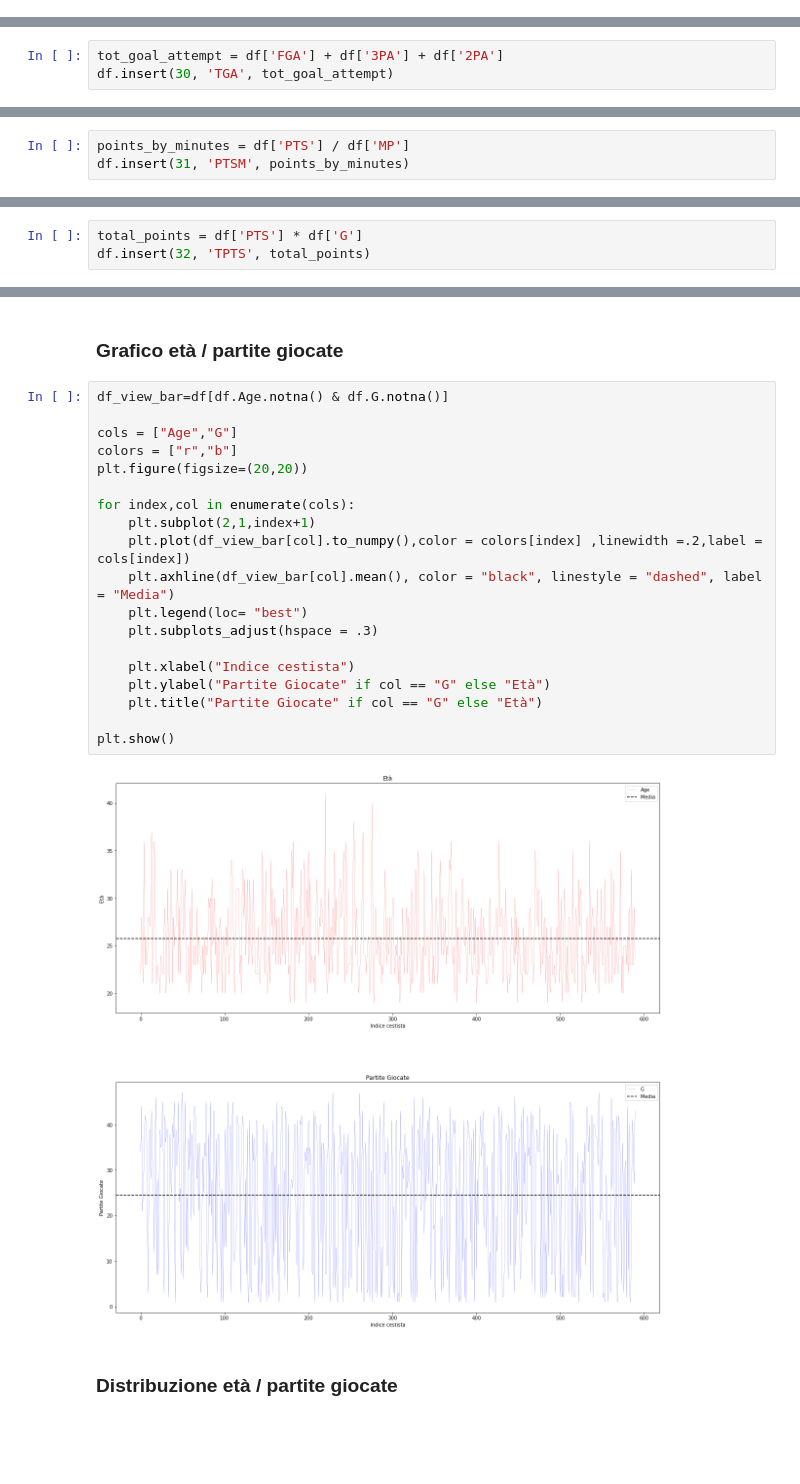
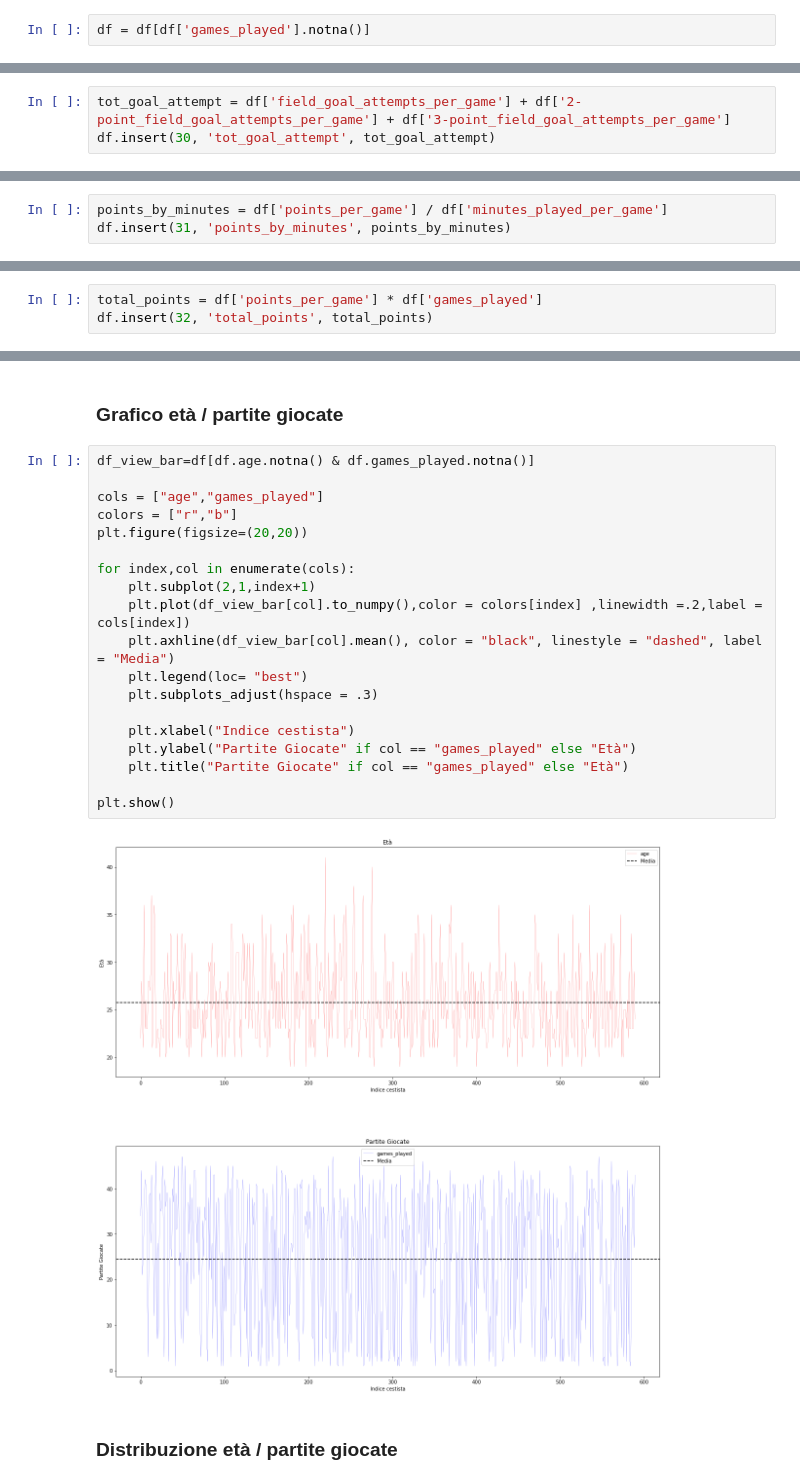
Before and after one commit to AndreCant/MWTDataScience, a Jupyter notebook: notebook.ipynb, the cells around one changed output, grey strips where cells are left out. Cells and saved outputs as stored; diff of their text form; blank space fills up the shorter version.

```diff
--- a/notebook.ipynb
+++ b/notebook.ipynb
@@ -46 +92,3 @@ df.head()
+# %%
+df = df[df['games_played'].notna()]
 # %% [markdown]
@@ -54,18 +107,18 @@ df.shape
 # %% [markdown]
     1) Totale tentativi di canestro per partita
 # %%
-tot_goal_attempt = df['FGA'] + df['3PA'] + df['2PA']
-df.insert(30, 'TGA', tot_goal_attempt)
+tot_goal_attempt = df['field_goal_attempts_per_game'] + df['2-point_field_goal_attempts_per_game'] + df['3-point_field_goal_attempts_per_game']
+df.insert(30, 'tot_goal_attempt', tot_goal_attempt)
 # %% [markdown]
     2) Totale punti per minuto
 # %%
-points_by_minutes = df['PTS'] / df['MP']
-df.insert(31, 'PTSM', points_by_minutes)
+points_by_minutes = df['points_per_game'] / df['minutes_played_per_game']
+df.insert(31, 'points_by_minutes', points_by_minutes)
 # %% [markdown]
     3) Punti totali segnati
 # %%
-total_points = df['PTS'] * df['G']
-df.insert(32, 'TPTS', total_points)
+total_points = df['points_per_game'] * df['games_played']
+df.insert(32, 'total_points', total_points)
 # %% [markdown]
 _Dataset con le nuove colonne_
 # %%
@@ -198,26 +251,26 @@ _Statistica descrittiva tramite l'utilizzo di diverse tecniche di visualizzazion
 # %% [markdown]
 ### Grafico età / partite giocate <a name="graph1"></a>
 # %%
-df_view_bar=df[df.Age.notna() & df.G.notna()]
+df_view_bar=df[df.age.notna() & df.games_played.notna()]
 
-cols = ["Age","G"]
+cols = ["age","games_played"]
 colors = ["r","b"]
 plt.figure(figsize=(20,20))
 
 for index,col in enumerate(cols):
     plt.subplot(2,1,index+1)
     plt.plot(df_view_bar[col].to_numpy(),color = colors[index] ,linewidth =.2,label = cols[index])
     plt.axhline(df_view_bar[col].mean(), color = "black", linestyle = "dashed", label = "Media")
     plt.legend(loc= "best")
     plt.subplots_adjust(hspace = .3)
 
     plt.xlabel("Indice cestista")
-    plt.ylabel("Partite Giocate" if col == "G" else "Età")
-    plt.title("Partite Giocate" if col == "G" else "Età")
+    plt.ylabel("Partite Giocate" if col == "games_played" else "Età")
+    plt.title("Partite Giocate" if col == "games_played" else "Età")
 
 plt.show()
 # %% [output]
-[figure, old version]
+[figure, new version]
 # %% [markdown]
 ### Distribuzione età / partite giocate <a name="graph2"></a>
 # %%
```
Also changed, not shown: parts of 26 cells of this notebook.
